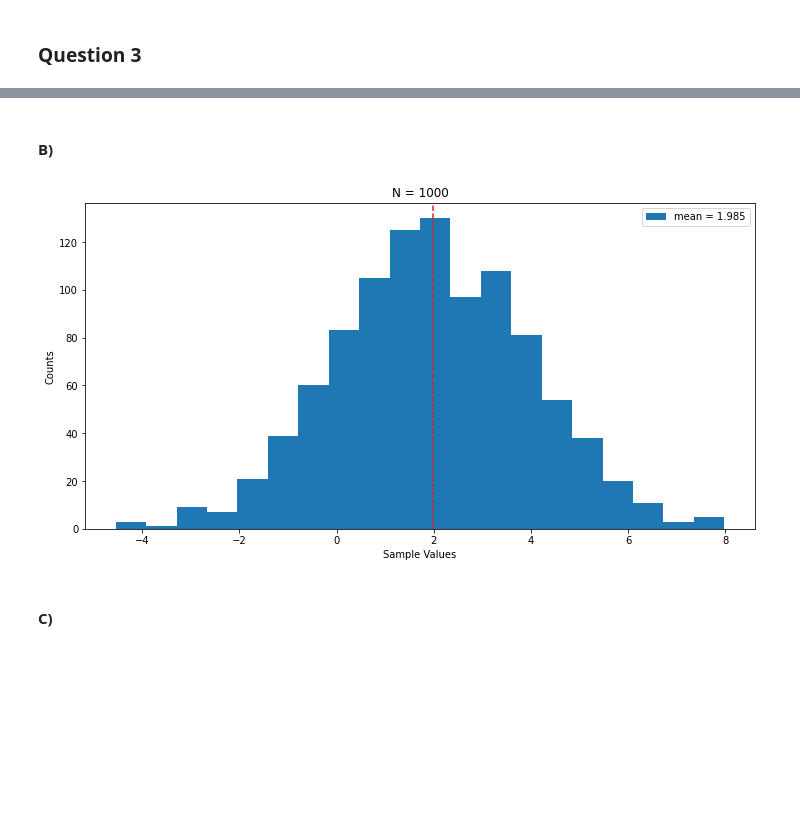
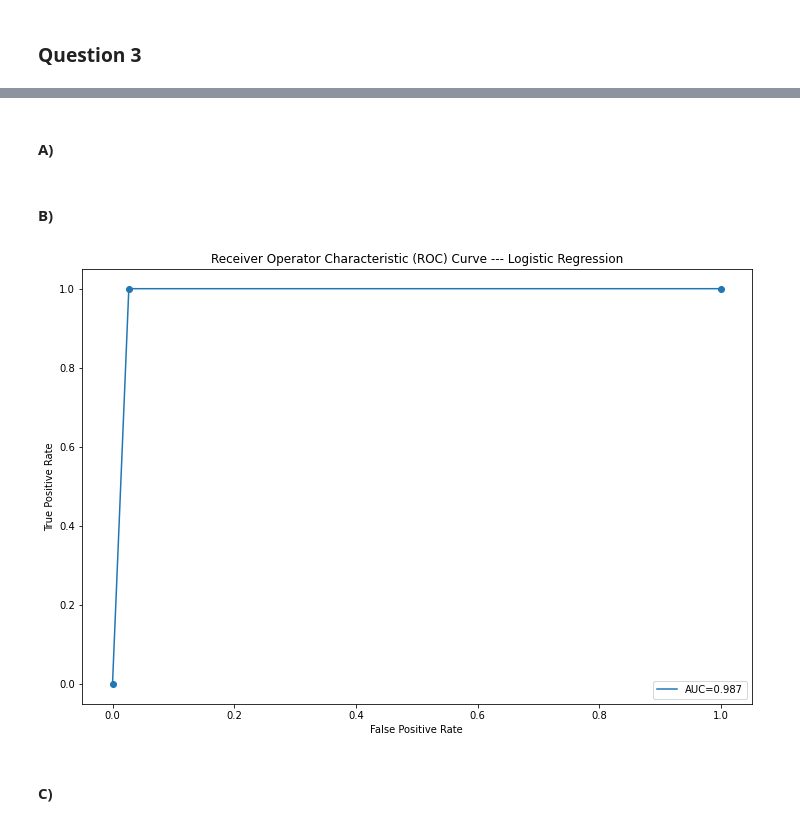
Before and after one commit to hgeorge21/JSC270, a Jupyter notebook: Assignment3.ipynb, the cells around one changed output, grey strips where cells are left out. Drawn from its saved outputs; the diff is of its cells as text; code cells hidden in the pictures; blank space fills up the shorter version.

```diff
--- a/Assignment3.ipynb
+++ b/Assignment3.ipynb
@@ -159,21 +174,47 @@ The theoretical sample mean should be $\bar{X} \sim \mathcal{N}(\mu, \frac{\sigm
+# %% [markdown]
+#### A)
+# %%
+tao, b0, b1, b2, b3, c = 2, 5, 0.6, 0.8, 0.4, 0.5
+N = 1000
+
+x1 = np.random.uniform(-100, 100, size=N)
+x2 = np.random.uniform(-150, 150, size=N)
+d = np.random.randint(0, high=5, size=N)
+eps = np.random.normal(loc=0, scale=tao, size=N)
+# %%
+def sigmoid(t):
+    return 1 / (1 + np.exp(-t))
+
+y = sigmoid(b0 + b1 * x1 + b2 * x2 + b3 * d + eps)
+y[y > c] = 1
+y[y <= c] = 0
 # %% [markdown]
 #### B)
-# %%
-mu = 2
-sig2 = 4
-n = 1000
-
-x = np.random.normal(loc=mu, scale=np.sqrt(sig2), size=n)
-
-fig, ax = plt.subplots(figsize=(12, 6))
-ax.hist(x, bins=20, label=f'mean = {np.mean(x):.3f}')
-ax.axvline(x=np.mean(x), color='tab:red', linestyle='--')
-ax.set_xlabel('Sample Values')
-ax.set_ylabel('Counts')
-ax.set_title(f'N = {n}')
-ax.legend()
-plt.show()
-# %% [output]
-[figure, removed]
+# %%
+from sklearn.model_selection import train_test_split
+from sklearn.linear_model import LogisticRegression
+
+X = np.stack((x1,x2,d), axis=-1)
+
+X_train, X_test, y_train, y_test = train_test_split(X, y, train_size=0.8)
+logistic = LogisticRegression(penalty='none').fit(X_train, y_train)
+# %%
+import sklearn.metrics as metrics
+
+# calculate the fpr and tpr for all thresholds of the classification
+y_pred_test = logistic.predict(X_test)
+fpr, tpr, _ = metrics.roc_curve(y_test, y_pred_test, pos_label=1)
+auc = metrics.roc_auc_score(y_test, y_pred_test)
+
+fig, ax = plt.subplots(figsize=(12,8))
+ax.set_xlabel('False Positive Rate')
+ax.set_ylabel('True Positive Rate')
+ax.set_title('Receiver Operator Characteristic (ROC) Curve --- Logistic Regression')
+ax.scatter(fpr, tpr)
+ax.plot(fpr, tpr, label=f"AUC={auc:.3f}")
+plt.legend(loc=4)
+plt.show()
+# %% [output]
+[figure, added]
 # %% [markdown]
 #### C)
```
Also changed, not shown: parts of 33 cells of this notebook.
